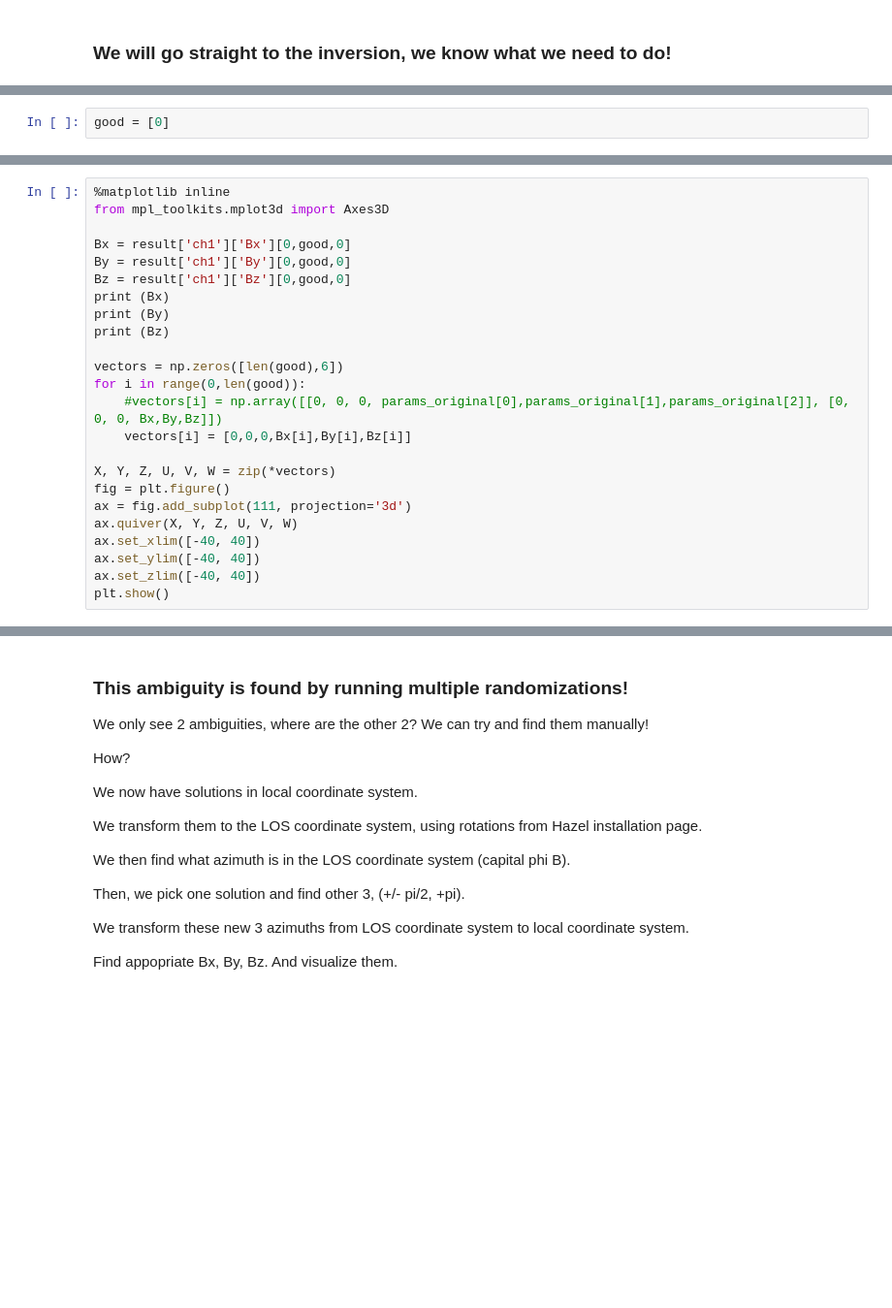
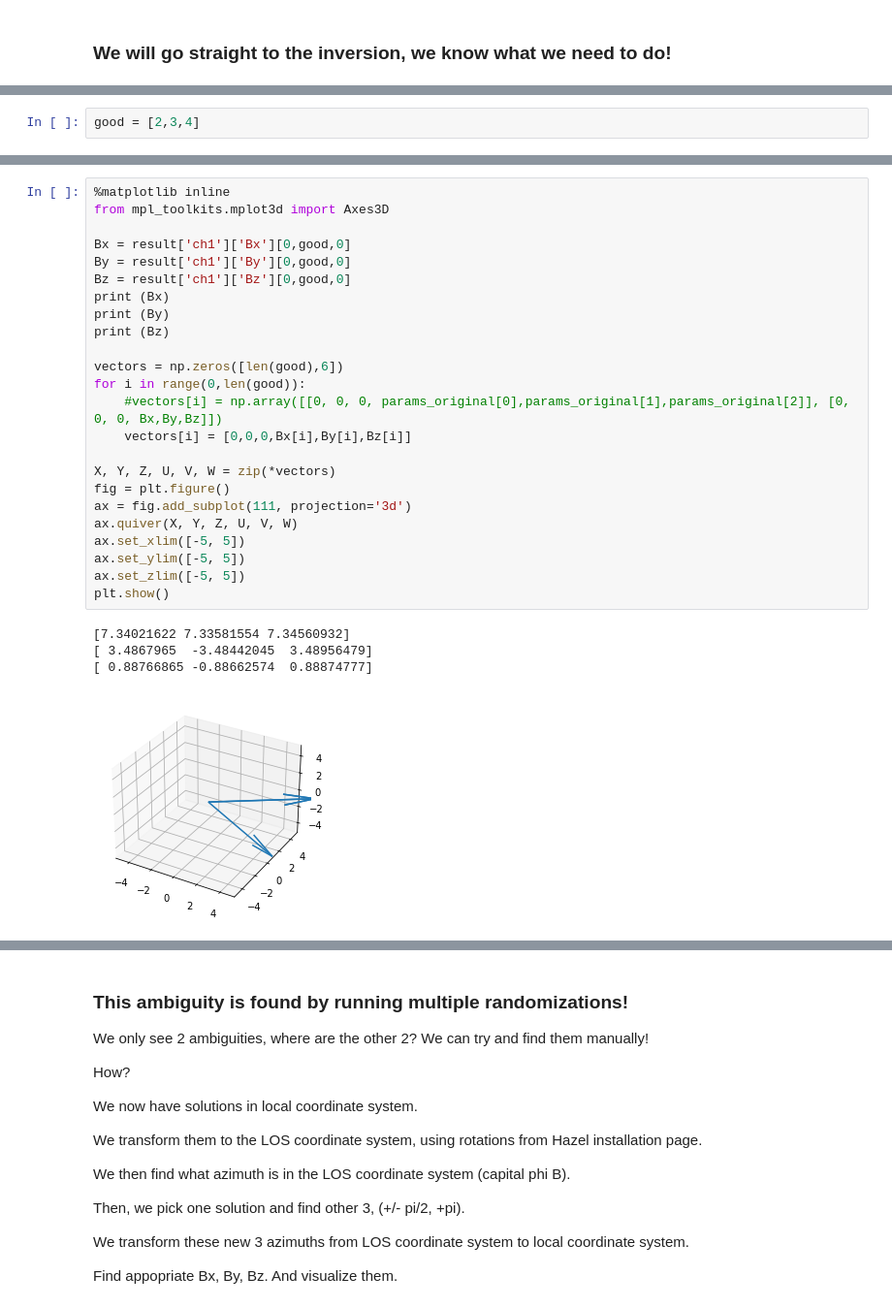
Before and after one commit to ivanzmilic/SP2022, a Jupyter notebook: Hanle_single_profile_inversion.ipynb, the cells around one changed output, grey strips where cells are left out. Shown at 97% size. Saved outputs shown, nothing was run; the diff lists cells and outputs as text; blank space fills up the shorter version.

```diff
--- a/Hanle_single_profile_inversion.ipynb
+++ b/Hanle_single_profile_inversion.ipynb
@@ -145,5 +144,5 @@ print(result['spec1']['chi2'][0].shape)
 # %%
-good = [0]
+good = [2,3,4]
 # %%
 result['ch1'].keys()
 # Print them neatly:
@@ -175,24 +180,29 @@ a=  0.2551891691279917
 # %%
 %matplotlib inline
 from mpl_toolkits.mplot3d import Axes3D
 
 Bx = result['ch1']['Bx'][0,good,0]
 By = result['ch1']['By'][0,good,0]
 Bz = result['ch1']['Bz'][0,good,0]
 print (Bx)
 print (By)
 print (Bz)
 
 vectors = np.zeros([len(good),6])
 for i in range(0,len(good)):
     #vectors[i] = np.array([[0, 0, 0, params_original[0],params_original[1],params_original[2]], [0, 0, 0, Bx,By,Bz]])
     vectors[i] = [0,0,0,Bx[i],By[i],Bz[i]]
 
 X, Y, Z, U, V, W = zip(*vectors)
 fig = plt.figure()
 ax = fig.add_subplot(111, projection='3d')
 ax.quiver(X, Y, Z, U, V, W)
-ax.set_xlim([-40, 40])
-ax.set_ylim([-40, 40])
-ax.set_zlim([-40, 40])
+ax.set_xlim([-5, 5])
+ax.set_ylim([-5, 5])
+ax.set_zlim([-5, 5])
 plt.show()
+# %% [output]
+[7.34021622 7.33581554 7.34560932]
+[ 3.4867965  -3.48442045  3.48956479]
+[ 0.88766865 -0.88662574  0.88874777]
+[figure, added]
```
Also changed, not shown: parts of 11 cells of this notebook, 1 other file.
